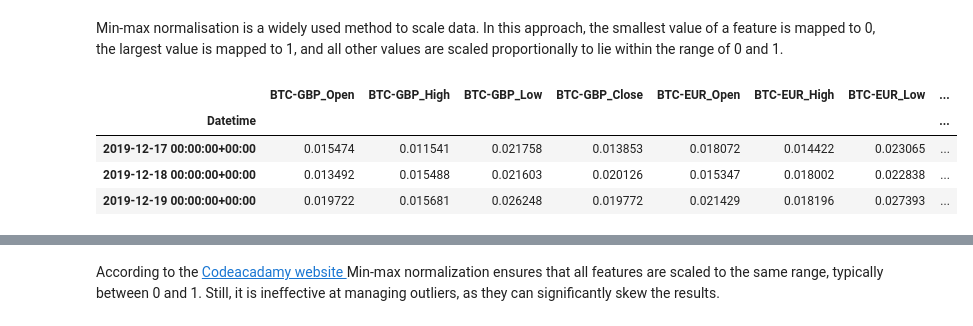
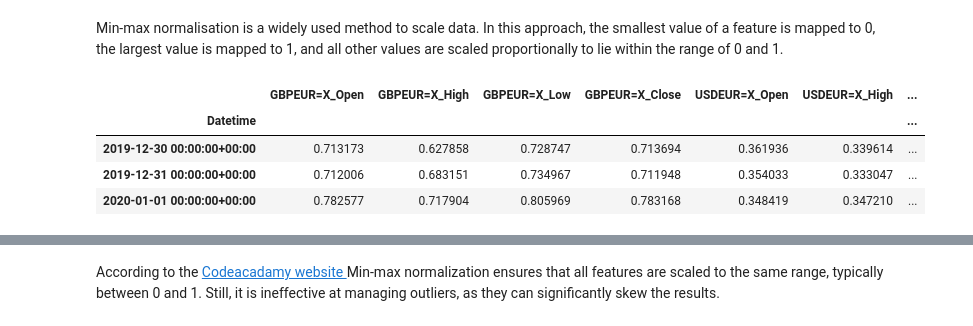
Before and after one commit to TomUszyn/PFDA-project, a Jupyter notebook: analysingCurrencyTrends.ipynb, the cells around one changed output, grey strips where cells are left out. Saved outputs shown, nothing was run; the diff lists cells and outputs as text; code cells hidden in the pictures.

```diff
--- a/analysingCurrencyTrends.ipynb
+++ b/analysingCurrencyTrends.ipynb
@@ -403,0 +387,4 @@ There is no action required.
+# %%
+allCurrenciesData2y = eur2yraw.merge(btc2yraw, how='inner', on='Datetime', suffixes=('_GBP', '_BTC'))
+allCurrenciesData5y = eur5yraw.merge(btc5yraw, how='inner', on='Datetime', suffixes=('_GBP', '_BTC'))
+allCurrenciesData5d = eur5draw.merge(btc5draw, how='inner', on='Datetime', suffixes=('_GBP', '_BTC'))
@@ -403,0 +393,5 @@ There is no action required.
+# %%
+# Save merged data to CSV files
+allCurrencies = {'allCurrenciesData2y': allCurrenciesData2y, 'allCurrenciesData5y': allCurrenciesData5y, 'allCurrenciesData5d': allCurrenciesData5d}
+for name, df in allCurrencies.items():
+    df.to_csv(f'data/csv/allcurrencies/{name}.csv')
@@ -404,3 +400,10 @@ There is no action required.
+# %%
+allCurrencies = {'allCurrenciesData2y': allCurrenciesData2y, 'allCurrenciesData5y': allCurrenciesData5y, 'allCurrenciesData5d': allCurrenciesData5d}
+# Transfer the data to SQLite database
+conn = sqlite3.connect('data/db/currencies.db')
+for name, df in allCurrencies.items():
+    df.to_sql(name, conn, if_exists='replace', index=True)
+conn.close()
 # %% [markdown]
 #### Normalise Bitcoin exchange rates
 # %% [markdown]
@@ -416,14 +419,12 @@ This method expresses all data points as a percentage relative to the first valu
 # %%
-# Normalising the data
-
 # List of DataFrames to normalise
-btcDataFrames = [btc2y, btc5y, btc5d]
+dataFrames = [allCurrenciesData2y, allCurrenciesData5y, allCurrenciesData5d]
 
 # Normalise each DataFrame and store them in a list
-normalisedBasedValueBtcFrames = [df.div(df.iloc[0]).mul(100) for df in btcDataFrames]
+normalisedBasedValueFrames = [df.div(df.iloc[0]).mul(100) for df in dataFrames]
 
 # Assign normalised DataFrames to distinct variables
-normalisedBasedValuebtc2y, normalisedBasedValuebtc5y, normalisedBasedvaluebtc5d = \
-normalisedBasedValueBtcFrames[0], normalisedBasedValueBtcFrames[1], normalisedBasedValueBtcFrames[2]
-normalisedBasedvaluebtc5d.head(3)
+normalisedBasedValue2y, normalisedBasedValue5y, normalisedBasedValue5d = \
+normalisedBasedValueFrames[0], normalisedBasedValueFrames[1], normalisedBasedValueFrames[2]
+normalisedBasedValue5d.head(3)
 # %% [output]
@@ -473,29 +443,29 @@ Read more on the [Medium Website](https://medium.com/coinmonks/cryptocurrency-an
 Min-max normalisation is a widely used method to scale data. In this approach, the smallest value of a feature is mapped to 0, the largest value is mapped to 1, and all other values are scaled proportionally to lie within the range of 0 and 1.
 # %%
 # List of DataFrames
-btcDataframes = [btc2y, btc5y, btc5d]
+dataframes = [allCurrenciesData2y, allCurrenciesData5y, allCurrenciesData5d]
 
 # Initialize the Min-Max Scaler
 minMaxScaler = preprocessing.MinMaxScaler()
 
 # Apply Min-Max scaling to each DataFrame and store them
 normalisedDfs = [
     pd.DataFrame(
         minMaxScaler.fit_transform(df),
         columns=df.columns,
         index=df.index
     )
-    for df in btcDataframes
+    for df in dataFrames
 ]
 
 # Unpack the normalized DataFrames
-normalisedMinMaxBtc2y, normalisedMinMaxBtc5y, normalisedMinMaxBtc5d = normalisedDfs
+normalisedMinMax2y, normalisedMinMax5y, normalisedMinMax5d = normalisedDfs
 
 # Display the first 3 rows of the normalised DataFrame for 5 years
-normalisedMinMaxBtc5y.head(3)
+normalisedMinMax5y.head(3)
 # %% [output]
-|  | BTC-GBP_Open | BTC-GBP_High | BTC-GBP_Low | BTC-GBP_Close | BTC-EUR_Open | BTC-EUR_High | BTC-EUR_Low | ... |
-| Datetime |  |  |  |  |  |  |  | ... |
-| 2019-12-17 00:00:00+00:00 | 0.015474 | 0.011541 | 0.021758 | 0.013853 | 0.018072 | 0.014422 | 0.023065 | ... |
-| 2019-12-18 00:00:00+00:00 | 0.013492 | 0.015488 | 0.021603 | 0.020126 | 0.015347 | 0.018002 | 0.022838 | ... |
-| 2019-12-19 00:00:00+00:00 | 0.019722 | 0.015681 | 0.026248 | 0.019772 | 0.021429 | 0.018196 | 0.027393 | ... |
+|  | GBPEUR=X_Open | GBPEUR=X_High | GBPEUR=X_Low | GBPEUR=X_Close | USDEUR=X_Open | USDEUR=X_High | ... |
+| Datetime |  |  |  |  |  |  | ... |
+| 2019-12-30 00:00:00+00:00 | 0.713173 | 0.627858 | 0.728747 | 0.713694 | 0.361936 | 0.339614 | ... |
+| 2019-12-31 00:00:00+00:00 | 0.712006 | 0.683151 | 0.734967 | 0.711948 | 0.354033 | 0.333047 | ... |
+| 2020-01-01 00:00:00+00:00 | 0.782577 | 0.717904 | 0.805969 | 0.783168 | 0.348419 | 0.347210 | ... |
```
Also changed, not shown: parts of 65 cells of this notebook, 20 other files.
